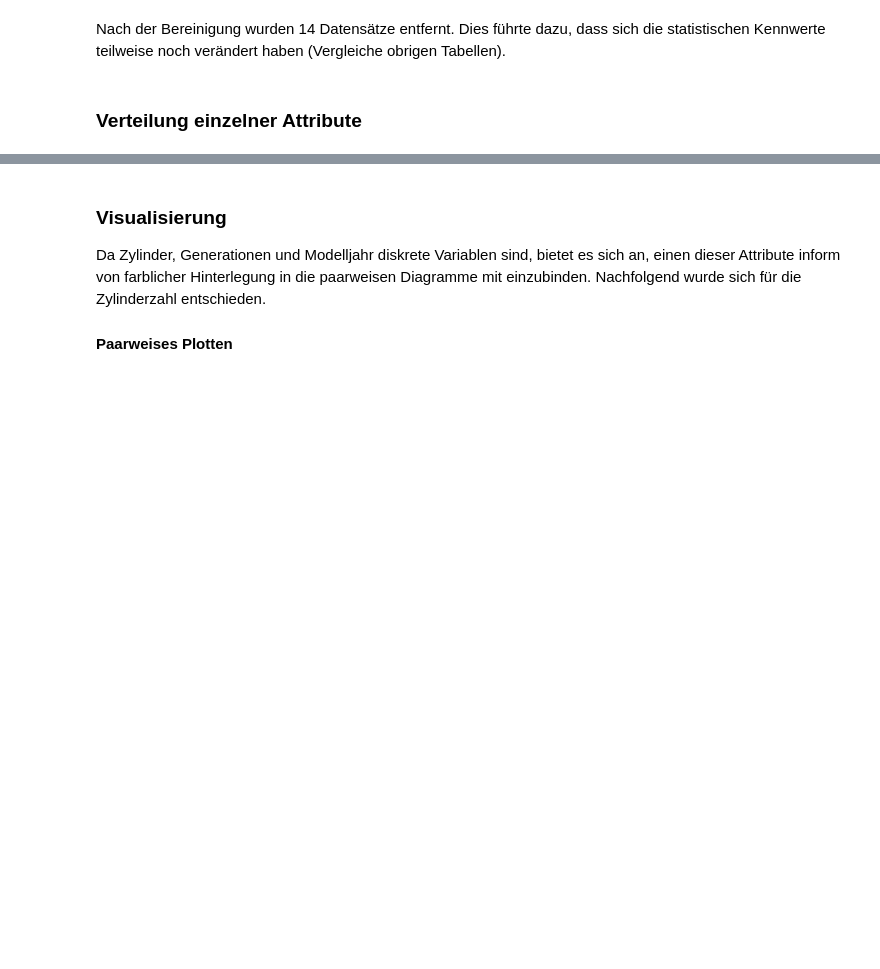
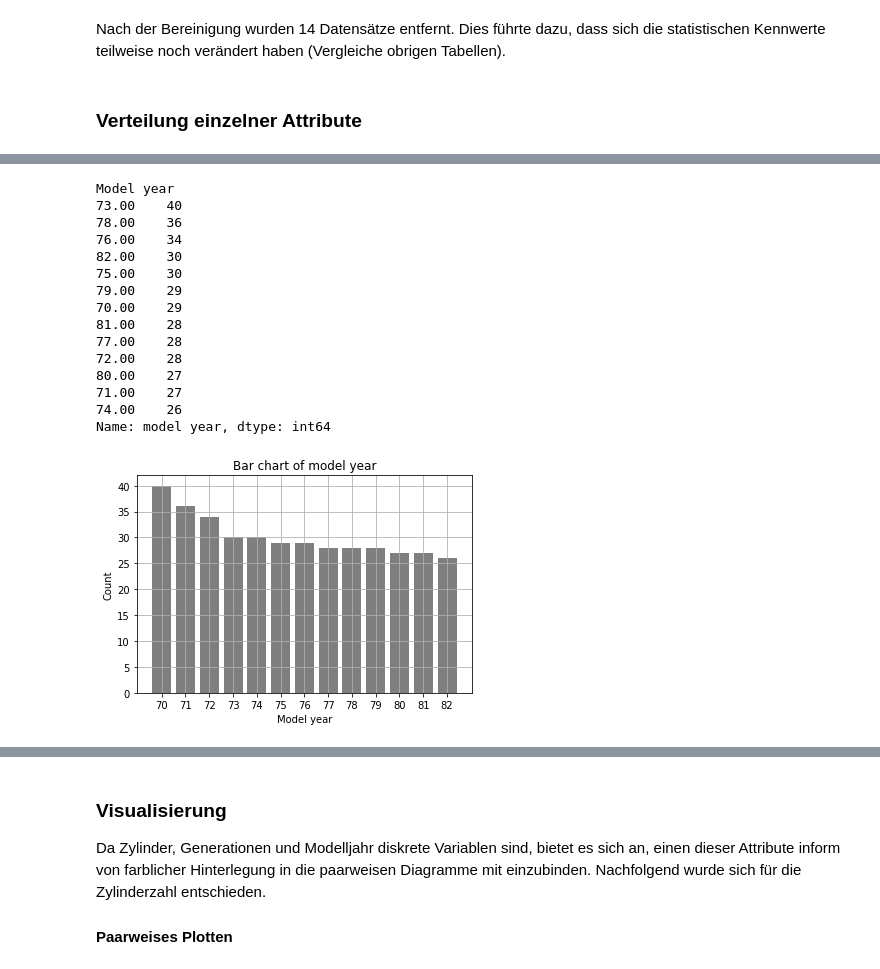
Before and after one commit to ArianMoser/DataScience, a Jupyter notebook: src/exercise1.ipynb, the cells around one changed output, grey strips where cells are left out. Cells and saved outputs as stored; diff of their text form; code cells hidden in the pictures; blank space fills up the shorter version.

```diff
--- a/src/exercise1.ipynb
+++ b/src/exercise1.ipynb
@@ -235,0 +242,34 @@ Weight
+# %%
+print('Model year')
+#print(df_with_correction['cylinders'].unique())
+cylinder_count_array = df_with_correction['model year'].value_counts().as_matrix()
+cylinder_label_array = df_with_correction['model year'].unique()
+print(df_with_correction['model year'].value_counts())
+
+index = np.arange(len(cylinder_label_array))
+bar_width = 0.35
+
+plt.bar(cylinder_label_array, cylinder_count_array, align='center', alpha=0.5, facecolor='black')
+plt.xticks(cylinder_label_array)
+plt.xlabel('Model year')
+plt.ylabel('Count')
+plt.title('Bar chart of model year')
+plt.grid(True)
+plt.show()
+# %% [output]
+Model year
+73.00    40
+78.00    36
+76.00    34
+82.00    30
+75.00    30
+79.00    29
+70.00    29
+81.00    28
+77.00    28
+72.00    28
+80.00    27
+71.00    27
+74.00    26
+Name: model year, dtype: int64
+[figure, added]
```
Also changed, not shown: parts of 74 cells of this notebook.
